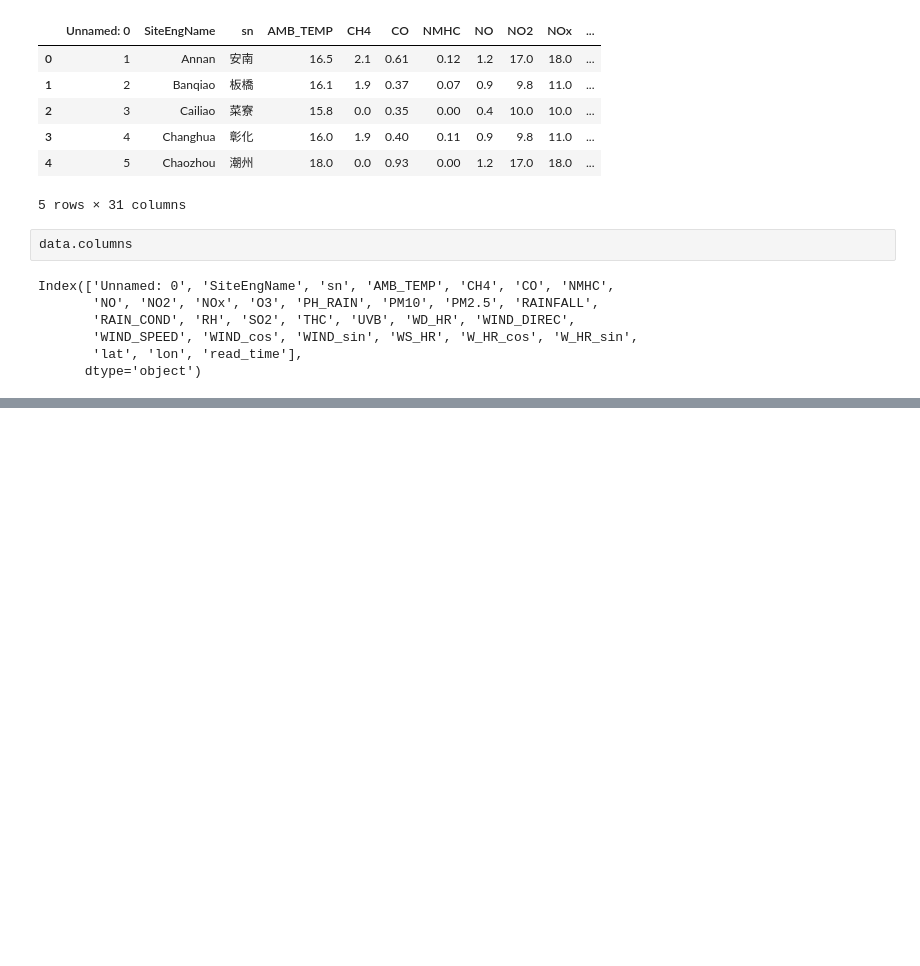
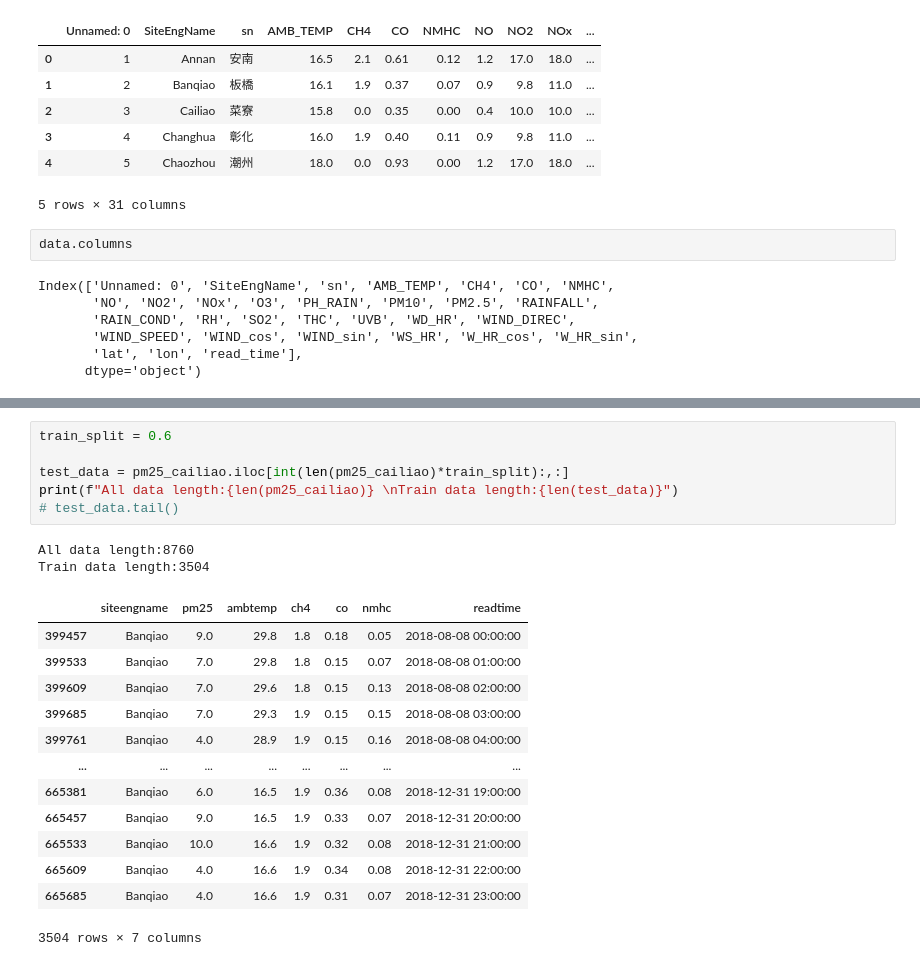
Before and after one commit to amrirasyidi/air_quality_forecasting, a Jupyter notebook: notebooks/1_forecast_testing.ipynb, the cells around one changed output, grey strips where cells are left out. Cells and saved outputs as stored; diff of their text form; blank space fills up the shorter version.

Commit message:
first completed training

```diff
--- a/notebooks/1_forecast_testing.ipynb
+++ b/notebooks/1_forecast_testing.ipynb
@@ -91,0 +368,22 @@ plt.tight_layout()
+# %%
+train_split = 0.6
+
+test_data = pm25_cailiao.iloc[int(len(pm25_cailiao)*train_split):,:]
+print(f"All data length:{len(pm25_cailiao)} \nTrain data length:{len(test_data)}")
+# test_data.tail()
+# %% [output]
+All data length:8760
+Train data length:3504
+|  | siteengname | pm25 | ambtemp | ch4 | co | nmhc | readtime |
+| 399457 | Banqiao | 9.0 | 29.8 | 1.8 | 0.18 | 0.05 | 2018-08-08 00:00:00 |
+| 399533 | Banqiao | 7.0 | 29.8 | 1.8 | 0.15 | 0.07 | 2018-08-08 01:00:00 |
+| 399609 | Banqiao | 7.0 | 29.6 | 1.8 | 0.15 | 0.13 | 2018-08-08 02:00:00 |
+| 399685 | Banqiao | 7.0 | 29.3 | 1.9 | 0.15 | 0.15 | 2018-08-08 03:00:00 |
+| 399761 | Banqiao | 4.0 | 28.9 | 1.9 | 0.15 | 0.16 | 2018-08-08 04:00:00 |
+| ... | ... | ... | ... | ... | ... | ... | ... |
+| 665381 | Banqiao | 6.0 | 16.5 | 1.9 | 0.36 | 0.08 | 2018-12-31 19:00:00 |
+| 665457 | Banqiao | 9.0 | 16.5 | 1.9 | 0.33 | 0.07 | 2018-12-31 20:00:00 |
+| 665533 | Banqiao | 10.0 | 16.6 | 1.9 | 0.32 | 0.08 | 2018-12-31 21:00:00 |
+| 665609 | Banqiao | 4.0 | 16.6 | 1.9 | 0.34 | 0.08 | 2018-12-31 22:00:00 |
+| 665685 | Banqiao | 4.0 | 16.6 | 1.9 | 0.31 | 0.07 | 2018-12-31 23:00:00 |
+3504 rows × 7 columns
```
Also changed, not shown: parts of 27 cells of this notebook, 5 other files.
